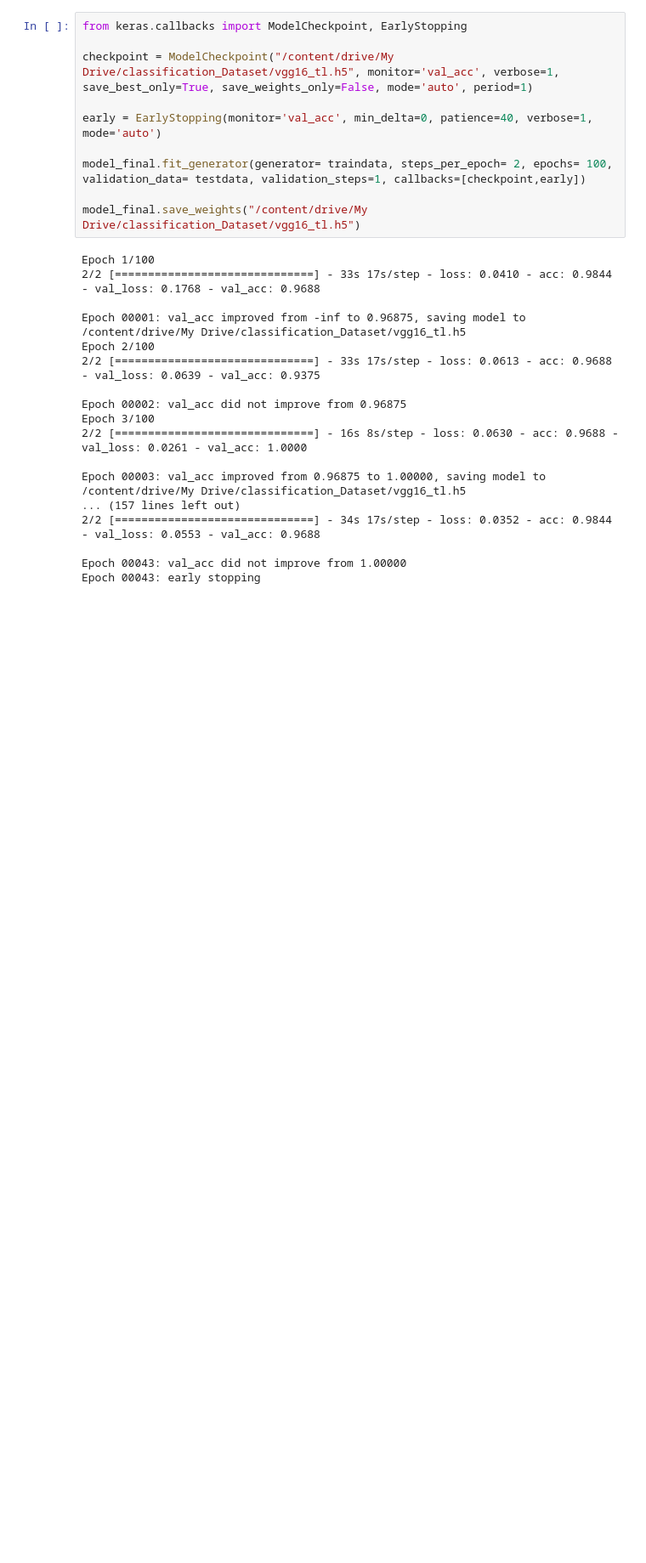
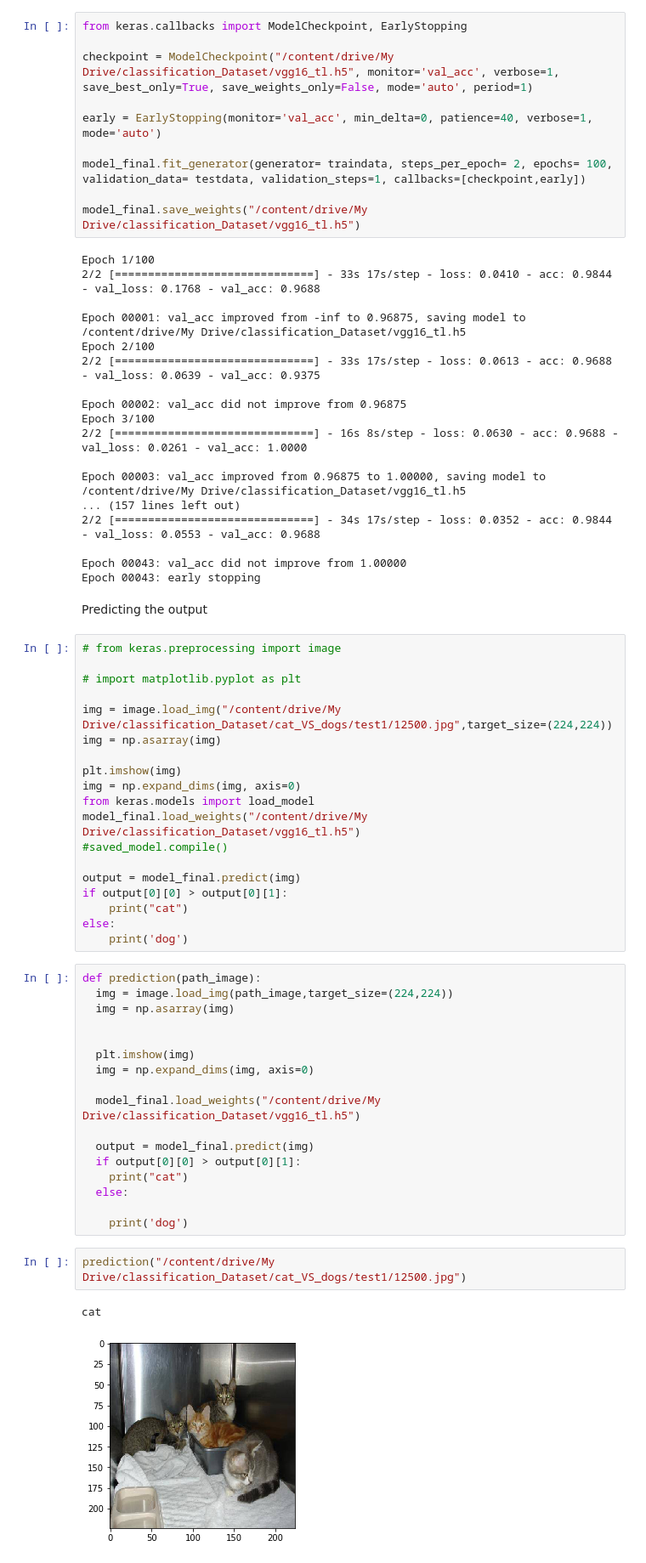
Before and after one commit to R-aryan/Image_Classification_VGG16, a Jupyter notebook: Classification_Cat_VS_Dogs_Transfer_Learning.ipynb, the cells around one changed output. Shown: that part at 85% size. Saved outputs shown, nothing was run; the diff lists cells and outputs as text; blank space fills up the shorter version.

Commit message:
added prediction function

```diff
--- a/Classification_Cat_VS_Dogs_Transfer_Learning.ipynb
+++ b/Classification_Cat_VS_Dogs_Transfer_Learning.ipynb
@@ -187,3 +194,46 @@ Epoch 00003: val_acc improved from 0.96875 to 1.00000, saving model to /content/
 
 Epoch 00043: val_acc did not improve from 1.00000
 Epoch 00043: early stopping
+# %% [markdown]
+Predicting the output
+# %%
+# from keras.preprocessing import image
+
+# import matplotlib.pyplot as plt
+
+img = image.load_img("/content/drive/My Drive/classification_Dataset/cat_VS_dogs/test1/12500.jpg",target_size=(224,224))
+img = np.asarray(img)
+
+plt.imshow(img)
+img = np.expand_dims(img, axis=0)
+from keras.models import load_model
+model_final.load_weights("/content/drive/My Drive/classification_Dataset/vgg16_tl.h5")
+#saved_model.compile()
+
+output = model_final.predict(img)
+if output[0][0] > output[0][1]:
+    print("cat")
+else:
+    print('dog')
+# %%
+def prediction(path_image):
+  img = image.load_img(path_image,target_size=(224,224))
+  img = np.asarray(img)
+
+
+  plt.imshow(img)
+  img = np.expand_dims(img, axis=0)
+
+  model_final.load_weights("/content/drive/My Drive/classification_Dataset/vgg16_tl.h5")
+
+  output = model_final.predict(img)
+  if output[0][0] > output[0][1]:
+    print("cat")
+  else:
+
+    print('dog')
+# %%
+prediction("/content/drive/My Drive/classification_Dataset/cat_VS_dogs/test1/12500.jpg")
+# %% [output]
+cat
+[figure, added]
```
Also changed, not shown: parts of 2 cells of this notebook.
